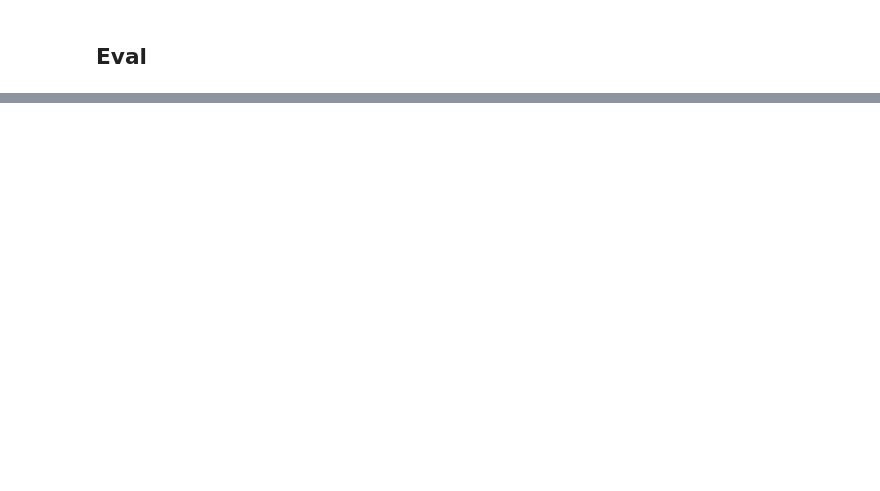
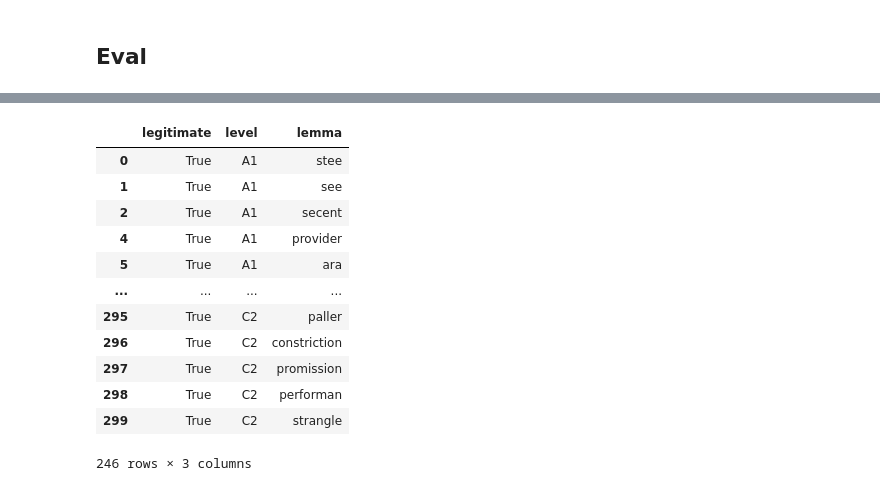
Before and after one commit to TerbiumTB/BilingulalTest, a Jupyter notebook: lemma_level_lang/training.ipynb, the cells around one changed output, grey strips where cells are left out. Cells and saved outputs as stored; diff of their text form; code cells hidden in the pictures; blank space fills up the shorter version.

```diff
--- a/lemma_level_lang/training.ipynb
+++ b/lemma_level_lang/training.ipynb
@@ -229,0 +290,6 @@ trainer.logger.save(trainer.chkpter.chkpt_path)
+# %%
+import torch
+
+state_dict = torch.load("./checkpoints/EngFreqCharLLTransformer/version_0/checkpoint_20.pt")
+
+model.load_state_dict(state_dict)
@@ -229,0 +298,4 @@ trainer.logger.save(trainer.chkpter.chkpt_path)
+# %%
+from utils.validity import LemmaValidator
+
+validator = LemmaValidator()
@@ -229,0 +352,44 @@ trainer.logger.save(trainer.chkpter.chkpt_path)
+# %%
+from dataset import LEVELS
+
+df = pd.DataFrame(columns=['legitimate','level','lemma'])
+
+lemmas = []
+levels = []
+legitimate = []
+lang = "ENG"
+n = 50
+for level in LEVELS:
+    _lemmas = generate_batch(model,
+                       n=n,
+                    level=level,lang=lang,
+                    tokenizer=tokenizer,
+                    device=device,
+                    max_len=MAX_LEN,
+                    do_sample=True,
+                    temperature=.3
+              )
+    _levels = [level]*n
+    _legitimate = [validator.is_lemma(lemma, lang) for lemma in _lemmas]
+
+    lemmas.extend(_lemmas)
+    levels.extend(_levels)
+    legitimate.extend(_legitimate)
+# %%
+df = pd.DataFrame([*zip(legitimate,levels,lemmas)], columns=['legitimate','level','lemma'])
+# %%
+df[legitimate]
+# %% [output]
+|  | legitimate | level | lemma |
+| 0 | True | A1 | stee |
+| 1 | True | A1 | see |
+| 2 | True | A1 | secent |
+| 4 | True | A1 | provider |
+| 5 | True | A1 | ara |
+| ... | ... | ... | ... |
+| 295 | True | C2 | paller |
+| 296 | True | C2 | constriction |
+| 297 | True | C2 | promission |
+| 298 | True | C2 | performan |
+| 299 | True | C2 | strangle |
+246 rows × 3 columns
```
Also changed, not shown: parts of 24 cells of this notebook, 6 other files.
